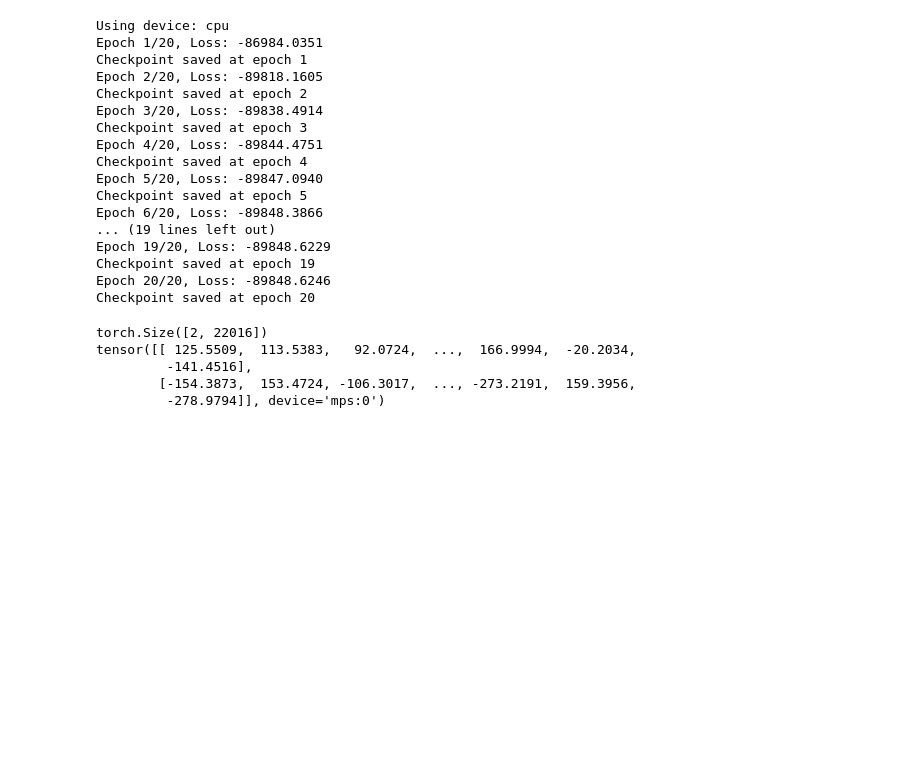
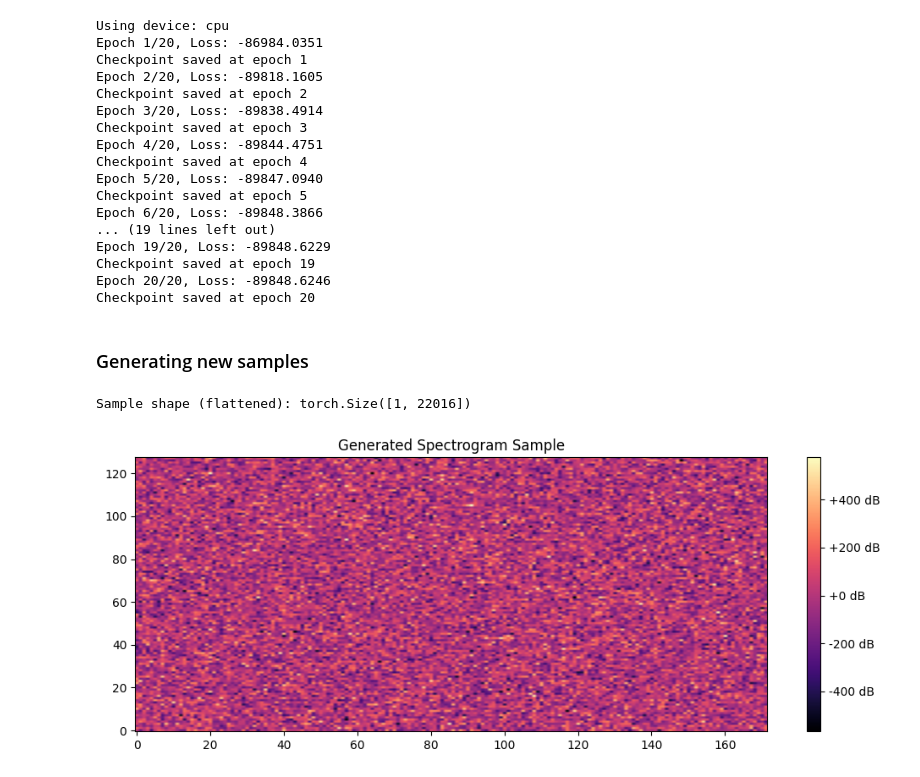
Before and after one commit to Elias-desig/wewantCNNs_project, a Jupyter notebook: core/nf_model_training.ipynb, the cells around one changed output. Saved outputs shown, nothing was run; the diff lists cells and outputs as text; code cells hidden in the pictures; blank space fills up the shorter version.

```diff
--- a/core/nf_model_training.ipynb
+++ b/core/nf_model_training.ipynb
@@ -62,20 +56,22 @@ Epoch 19/20, Loss: -89848.6229
 Checkpoint saved at epoch 19
 Epoch 20/20, Loss: -89848.6246
 Checkpoint saved at epoch 20
+# %% [markdown]
+### Generating new samples
 # %%
-from inference import load_nf_model
-from inference import invert_flow
+device = torch.device("mps" if torch.backends.mps.is_available() else "cuda" if torch.cuda.is_available() else "cpu")
+model, input_dim = load_nf_model(device)
+sample = sample_from_flow(model, input_dim, device, batch_size=1)
+print("Sample shape (flattened):", sample.shape)
+spec = sample.view(128, 172).cpu().numpy()
 
-device = torch.device("mps" if torch.backends.mps.is_available() else "cpu")
-model = load_nf_model(device)
-z_dim = model.output_layer.out_features // 2  # oder einfach input_dim aus dem Checkpoint
-z = torch.randn(2, z_dim).to(device)  # 2 Samples aus latenten Raum
-x_samples = invert_flow(model, z, device)
-print(x_samples.shape)
-print(x_samples)
+
+plt.figure(figsize=(10, 4))
+plt.imshow(spec, aspect='auto', cmap='magma', origin='lower')
+plt.colorbar(format='%+2.0f dB')
+plt.title("Generated Spectrogram Sample")
+plt.tight_layout()
+plt.show()
 # %% [output]
-torch.Size([2, 22016])
-tensor([[ 125.5509,  113.5383,   92.0724,  ...,  166.9994,  -20.2034,
-         -141.4516],
-        [-154.3873,  153.4724, -106.3017,  ..., -273.2191,  159.3956,
-         -278.9794]], device='mps:0')
+Sample shape (flattened): torch.Size([1, 22016])
+[figure, added]
```
Also changed, not shown: parts of 6 cells of this notebook, 4 other files.
